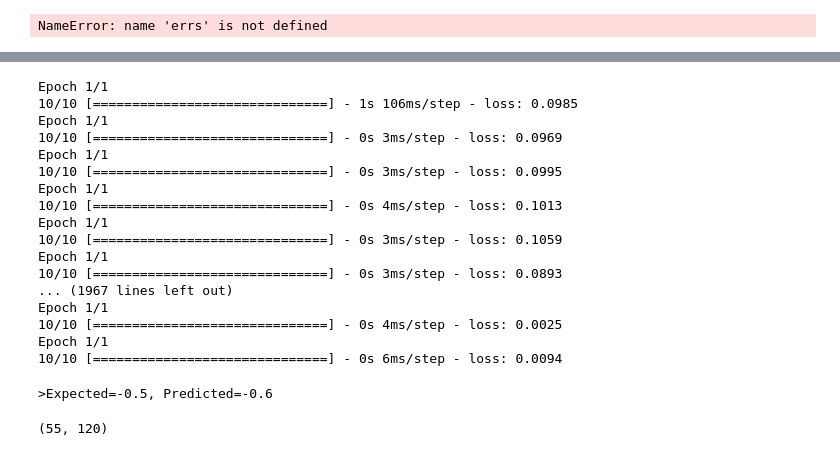
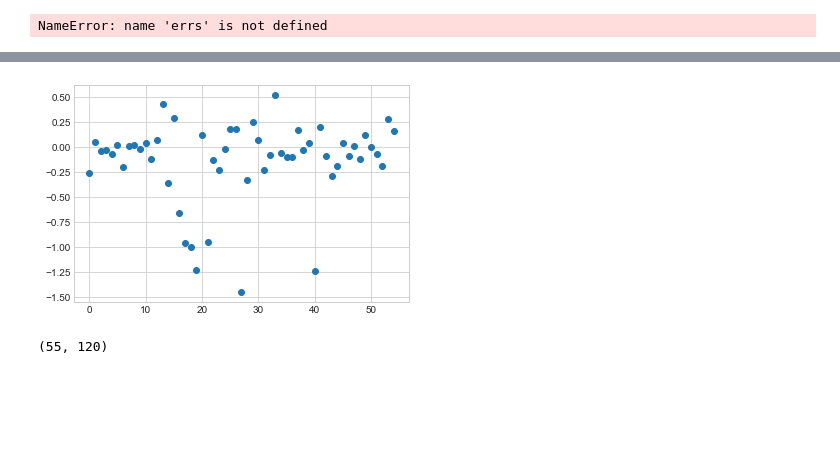
Before and after one commit to msgiles/am231final, a Jupyter notebook: notebooks/work.ipynb, the cells around one changed output, grey strips where cells are left out. Drawn from its saved outputs; the diff is of its cells as text; code cells hidden in the pictures; blank space fills up the shorter version.

```diff
--- a/notebooks/work.ipynb
+++ b/notebooks/work.ipynb
@@ -471,5 +458,0 @@ plt.show()
-# %%
-focus = pd.DataFrame(X[20], columns = feature_labels)
-focus = focus.drop('subways', axis = 1)
-# %%
-focus_obs = pd.DataFrame(Y[20], columns = ['median_rent'])
@@ -527,10 +458,0 @@ train_Y = train_Y.reshape(10,1)
-# %%
-test_Y = Y[20,10]
-# %%
-n_batch = 1
-n_epoch = 1000
-n_neurons = 10
-model = Sequential()
-model.add(LSTM(n_neurons, batch_input_shape=(n_batch, train_X.shape[1], train_X.shape[2]), stateful=True))
-model.add(Dense(1))
-model.compile(loss='mse', optimizer='adam')
@@ -549,33 +561,10 @@ Trainable params: 731
 Non-trainable params: 0
 _________________________________________________________________
-# %%
-for i in range(n_epoch):
-    model.fit(train_X, train_Y, epochs=1, batch_size=n_batch)
-    model.reset_states()
-# %% [output]
-Epoch 1/1
-10/10 [==============================] - 1s 106ms/step - loss: 0.0985
-Epoch 1/1
-10/10 [==============================] - 0s 3ms/step - loss: 0.0969
-Epoch 1/1
-10/10 [==============================] - 0s 3ms/step - loss: 0.0995
-Epoch 1/1
-10/10 [==============================] - 0s 4ms/step - loss: 0.1013
-Epoch 1/1
-10/10 [==============================] - 0s 3ms/step - loss: 0.1059
-Epoch 1/1
-10/10 [==============================] - 0s 3ms/step - loss: 0.0893
-... (1967 lines left out)
-Epoch 1/1
-10/10 [==============================] - 0s 4ms/step - loss: 0.0025
-Epoch 1/1
-10/10 [==============================] - 0s 6ms/step - loss: 0.0094
-# %%
-test_X = test_X.reshape(1,1,7)
-yhat = model.predict(test_X, batch_size = 1)
-print('>Expected=%.1f, Predicted=%.1f' %(test_Y, yhat))
-# %% [output]
->Expected=-0.5, Predicted=-0.6
+# %%
+plt.plot(resids, 'o')
+plt.show()
+# %% [output]
+[figure, added]
 # %%
 n = 10 # number of years
 m = 8 # number of features
```
Also changed, not shown: parts of 27 cells of this notebook, 2 other files.
